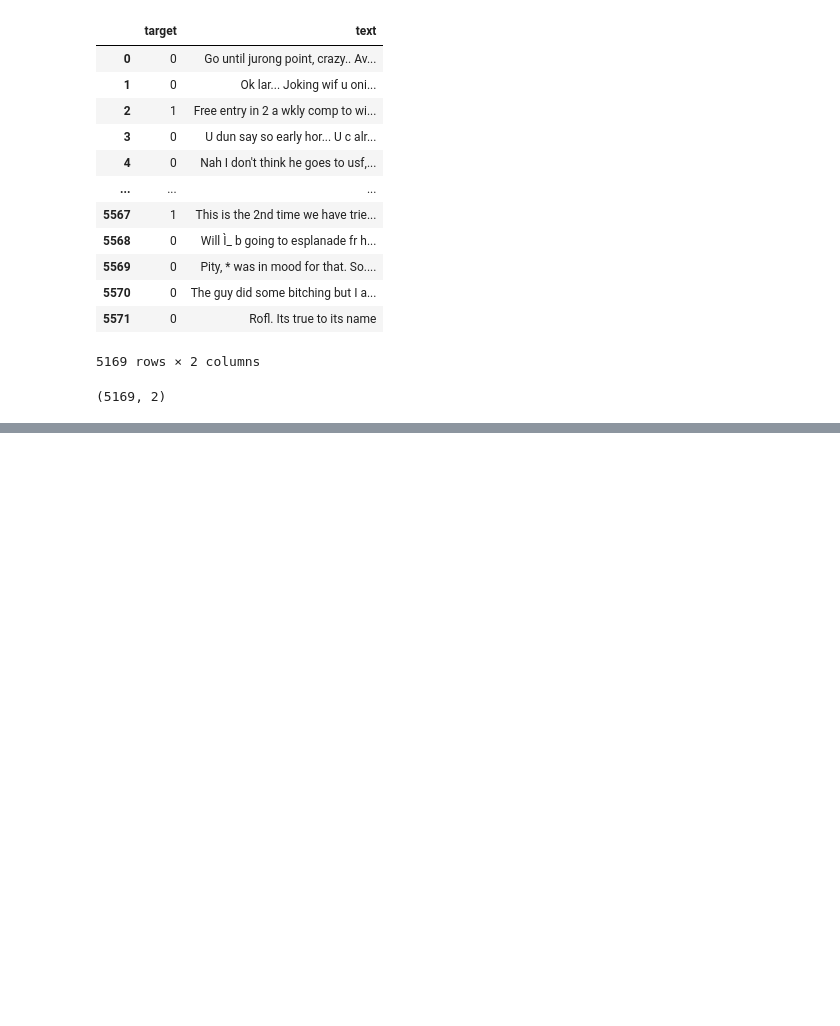
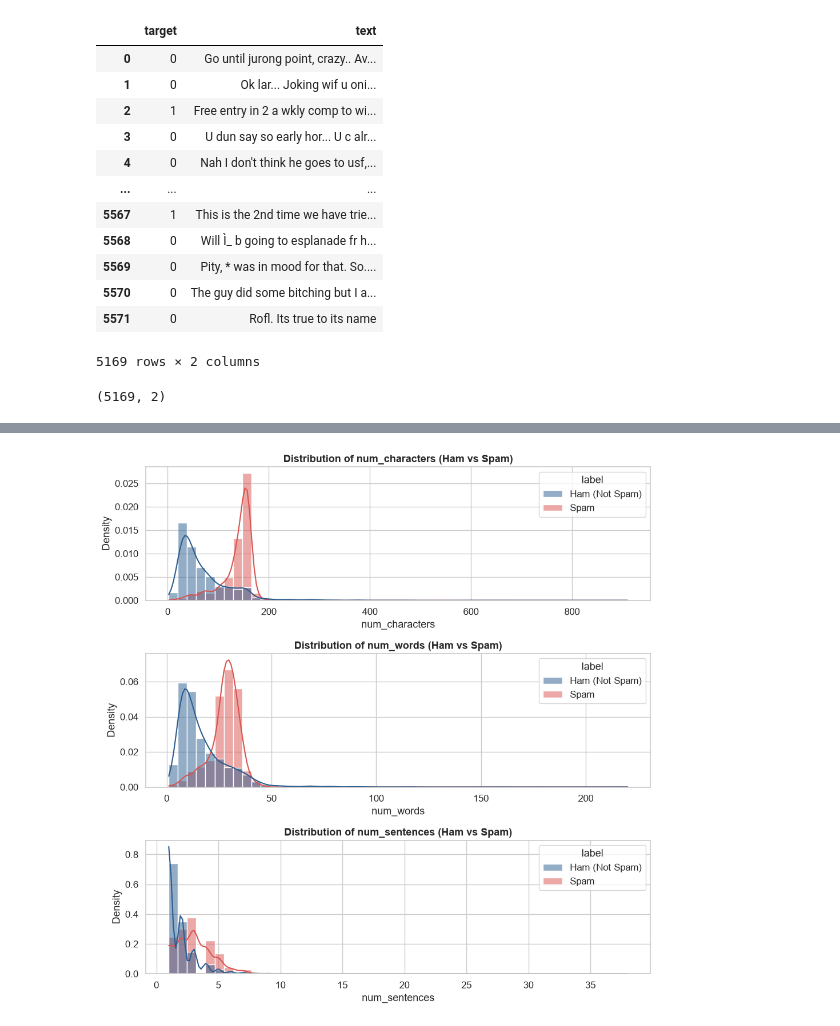
Before and after one commit to manish-singh-deswal/sms-spam-classifier, a Jupyter notebook: 02_notebooks/eda.ipynb, the cells around one changed output, grey strips where cells are left out. Saved outputs shown, nothing was run; the diff lists cells and outputs as text; code cells hidden in the pictures; blank space fills up the shorter version.

```diff
--- a/02_notebooks/eda.ipynb
+++ b/02_notebooks/eda.ipynb
@@ -124,0 +167,2 @@ df.shape
+# %%
+df['num_characters'] = df['text'].apply(len)
@@ -124,0 +231,2 @@ df.shape
+# %%
+df['num_words'] = df['text'].apply((lambda x: len(nltk.word_tokenize(x))))
@@ -124,0 +280,2 @@ df.shape
+# %%
+df['num_sentences'] = df['text'].apply(lambda x : len( nltk.sent_tokenize(x)))
@@ -124,0 +337,28 @@ df.shape
+# %%
+numeric_col = ["num_characters", "num_words", "num_sentences"]
+
+# Map 0 and 1 to readable names if not already mapped
+df["label"] = df["target"].map({0: "Ham (Not Spam)", 1: "Spam"})
+
+fig, axes = plt.subplots(3, 1, figsize=(10, 10))
+
+for ax, col in zip(axes.ravel(), numeric_col):
+    sns.histplot(
+        data=df,
+        x=col,
+        hue="label",
+        kde=True,
+        ax=ax,
+        palette={"Ham (Not Spam)": "#2b5c8f", "Spam": "#d9534f"},
+        bins=50,
+        stat="density",  # Normalizes counts so the smaller spam group isn't hidden
+        common_norm=False,  # Allows each class KDE/distribution to scale independently
+    )
+    ax.set_title(f"Distribution of {col} (Ham vs Spam)", fontweight="bold")
+    ax.set_xlabel(col)
+    ax.set_ylabel("Density")
+
+plt.tight_layout()
+plt.show()
+# %% [output]
+[figure, added]
```
Also changed, not shown: parts of 30 cells of this notebook.
